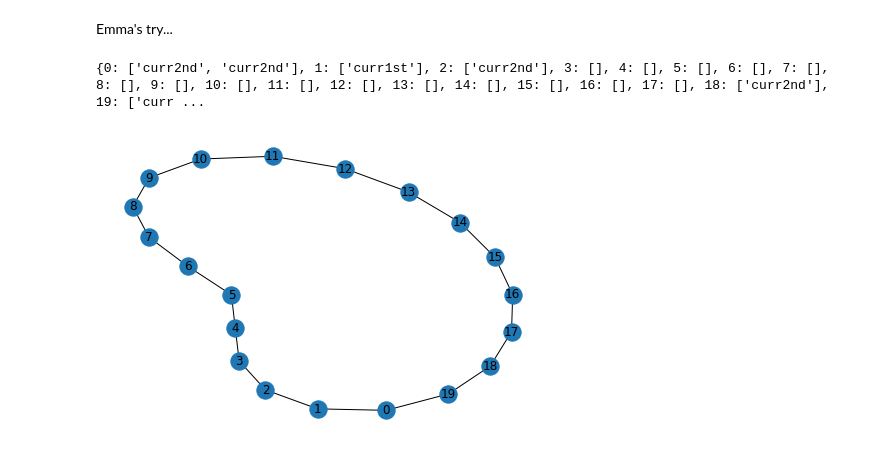
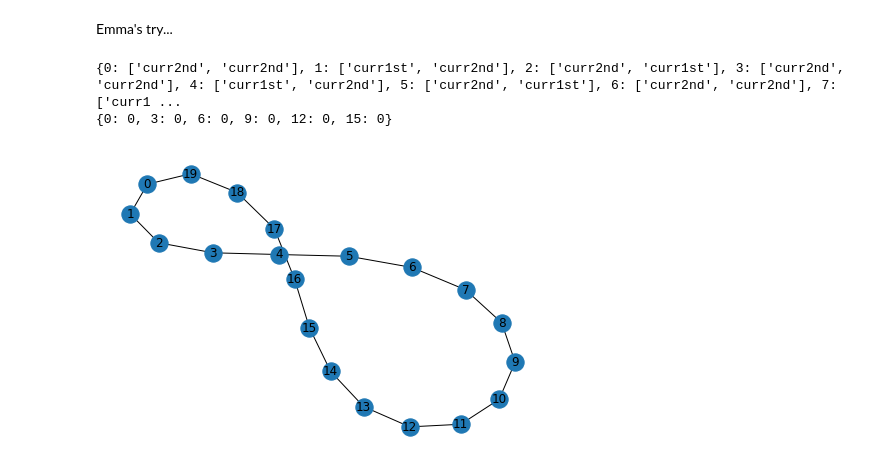
Before and after one commit to s-kuppusamy/Graph-Coloring, a Jupyter notebook: L21.ipynb, the cells around one changed output. Drawn from its saved outputs; the diff is of its cells as text; code cells hidden in the pictures.

Commit message:
One round of color works

```diff
--- a/L21.ipynb
+++ b/L21.ipynb
@@ -132,39 +132,55 @@ Emma's try...
 # %%
 G = nx.cycle_graph(20) #sample graph to use
 colorings = {}
 color = 0
 node_status = {} #structure is -- node:["prev1st","curr1st","curr2nd"]
 for node in G.nodes():
     node_status[node] = []
 
+#while graph_not_colored ...
+
 orderFull = sorted(G.degree, key=lambda x: x[1], reverse=True) #order vertices max to min degree
 #get just vertices in order. trusting sam that this is necessary, will question it later
 order = []
 for i in range(len(orderFull)):
     order.append(orderFull[i][0])
 
+curr_color_done = False
 
+while True: #keep going until curr_color_done. could also make this more elegant
 
-center = order[0]
-colorings[center] = color #color max node current color
+    center_try = 0 #find current center. could make this more elegant
+    while True:
+        if center_try == len(order) - 1: #TODO: double-check this indexing
+            curr_color_done = True
+            break
+        if node_status[center_try] == []:
+            center = center_try
+            break
+        center_try += 1
 
-# add 1st adjacencies of center to node_status
-adj_1 = list(G.neighbors(center))
-for node in adj_1:
-    node_status[node].append("curr1st")
-#add 2nd adjacencies of center to node_status
-for node in adj_1:
-    for adj_2 in list(G.neighbors(node)):
-        node_status[adj_2].append("curr2nd")
+    if curr_color_done:
+        break
+
+    colorings[center] = color #color max node current color
+
+    # add 1st adjacencies of center to node_status
+    adj_1 = list(G.neighbors(center))
+    for node in adj_1:
+        node_status[node].append("curr1st")
+    #add 2nd adjacencies of center to node_status
+    for node in adj_1:
+        for adj_2 in list(G.neighbors(node)):
+            node_status[adj_2].append("curr2nd")
 
 
 
 print(node_status)
-
-
+print(colorings)
 nx.draw(G, with_labels = True)
 # %% [output]
-{0: ['curr2nd', 'curr2nd'], 1: ['curr1st'], 2: ['curr2nd'], 3: [], 4: [], 5: [], 6: [], 7: [], 8: [], 9: [], 10: [], 11: [], 12: [], 13: [], 14: [], 15: [], 16: [], 17: [], 18: ['curr2nd'], 19: ['curr ...
+{0: ['curr2nd', 'curr2nd'], 1: ['curr1st', 'curr2nd'], 2: ['curr2nd', 'curr1st'], 3: ['curr2nd', 'curr2nd'], 4: ['curr1st', 'curr2nd'], 5: ['curr2nd', 'curr1st'], 6: ['curr2nd', 'curr2nd'], 7: ['curr1 ...
+{0: 0, 3: 0, 6: 0, 9: 0, 12: 0, 15: 0}
-[figure, old version]
+[figure, new version]
 # %%
 #UNSURE ABOUT: multiple instances of curr2nd and what that means for the next round. Need whitboard and brain.
```
